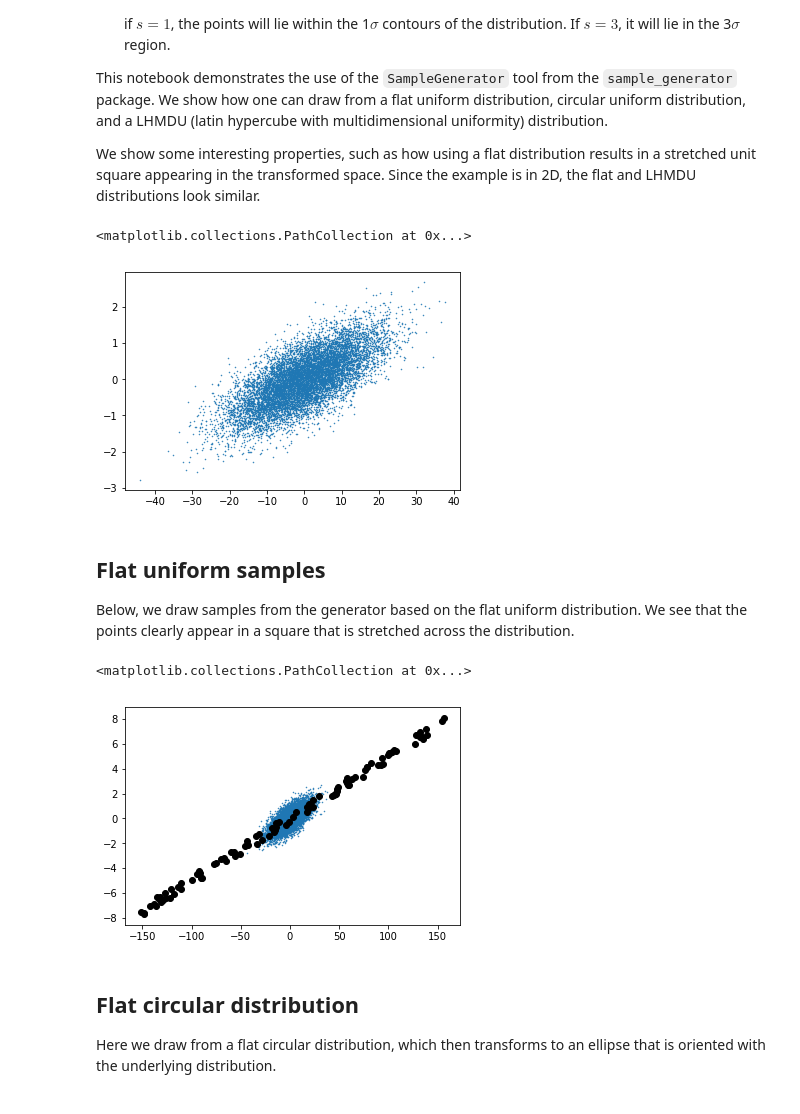
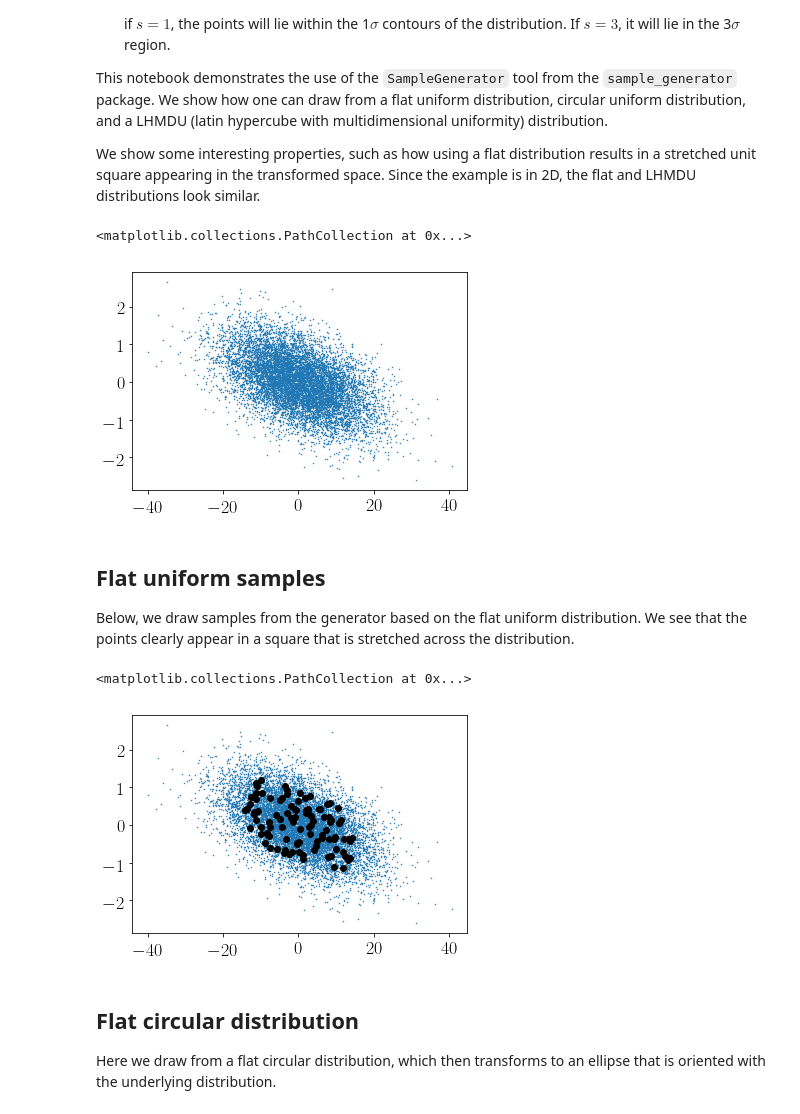
Before and after one commit to tmcclintock/Training_Sample_Generator, a Jupyter notebook: notebooks/Basic Usage.ipynb, the cells around one changed output. Drawn from its saved outputs; the diff is of its cells as text; code cells hidden in the pictures.

```diff
--- a/notebooks/Basic Usage.ipynb
+++ b/notebooks/Basic Usage.ipynb
@@ -17,18 +17,25 @@ import numpy as np
 import sample_generator as sg
 import matplotlib.pyplot as plt
 %matplotlib inline
+# %%
+#Formatting
+plt.rc("font", size=18, family="serif")
+plt.rc("text", usetex=True)
 # %%
 #Generate a fake MCMC chain sampled from a 2D Gaussian
 means = np.array([0,0])
-Sigma = np.array([[100, 5.],[5., 0.5]])
+v1, v2 = 100., 0.5
+rho = -0.5
+Sigma = np.array([[v1, rho*np.sqrt(v1*v2)],
+                  [rho*np.sqrt(v1*v2), v2]])
 N = 10000
 chain = np.random.multivariate_normal(means, Sigma, N)
 cov = np.cov(chain.T)
 w, R = np.linalg.eig(cov)
 plt.scatter(chain[:,0], chain[:,1], marker='.', s=1)
 # %% [output]
 <matplotlib.collections.PathCollection at 0x...>
-[figure, old version]
+[figure, new version]
 # %%
 #Create a SampleGenerator object from the chain
 Generator = sg.SampleGenerator(chain=chain)
@@ -43,7 +50,7 @@ plt.scatter(chain[:,0], chain[:,1], marker='.', s=1)
 plt.scatter(x[:,0], x[:,1], c='k')
 # %% [output]
 <matplotlib.collections.PathCollection at 0x...>
-[figure, old version]
+[figure, new version]
 # %% [markdown]
 ## Flat circular distribution
 
```
Also changed, not shown: parts of 2 cells of this notebook, 2 other files.
